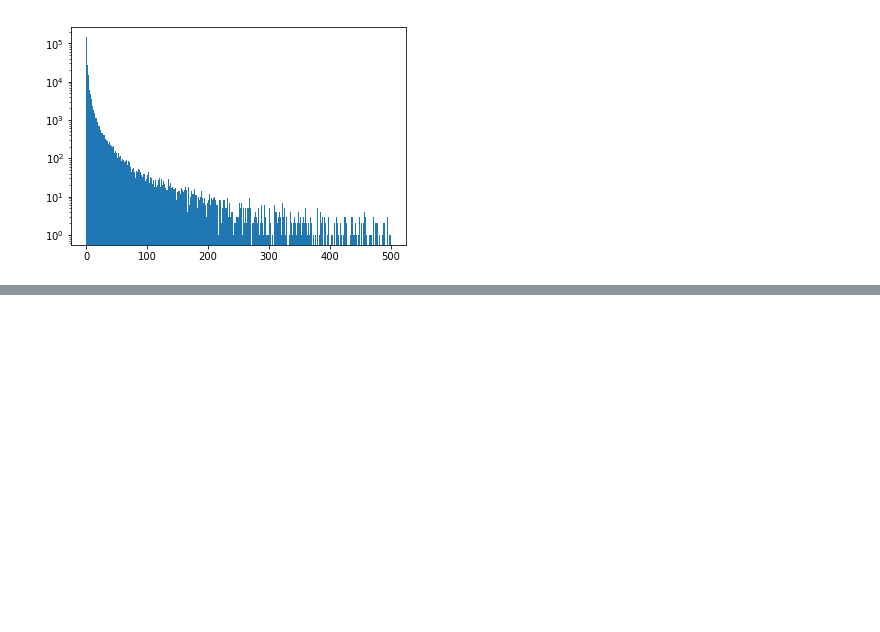
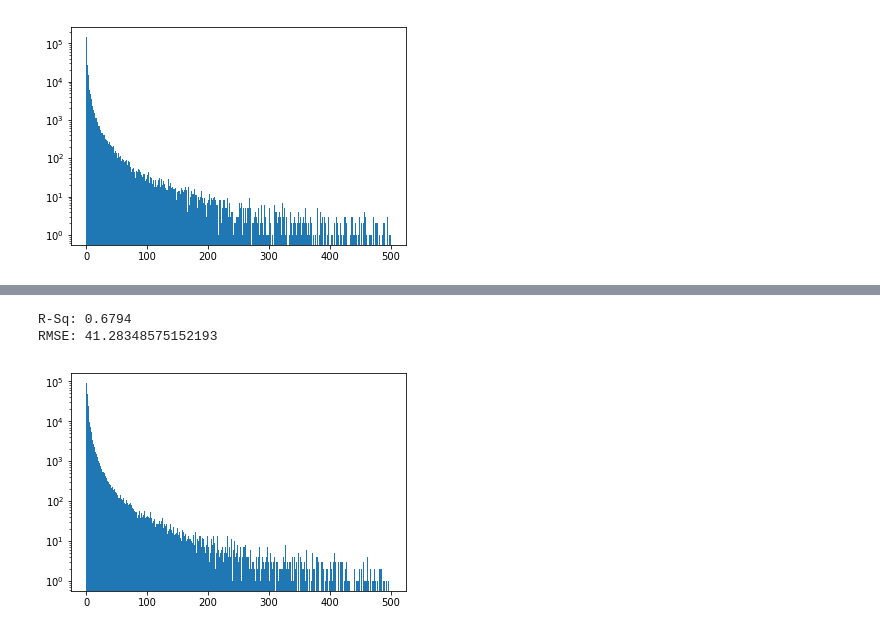
Before and after one commit to Prakhar-USF/ml-reddit, a Jupyter notebook: TheEnd.ipynb, the cells around one changed output, grey strips where cells are left out. Drawn from its saved outputs; the diff is of its cells as text; code cells hidden in the pictures; blank space fills up the shorter version.

```diff
--- a/TheEnd.ipynb
+++ b/TheEnd.ipynb
@@ -595,0 +635,3 @@ plt.hist(abs(y_test - y_predicted), bins=400, range=[0, 500], log=True);
+# %%
+m = GradientBoostingRegressor(n_estimators=100, min_samples_leaf=10)
+m.fit(X_train, y_train)
@@ -595,0 +647,13 @@ plt.hist(abs(y_test - y_predicted), bins=400, range=[0, 500], log=True);
+# %%
+y_predicted = m.predict(X_test)
+r2 = r2_score(y_test, y_predicted)
+mse = mean_squared_error(y_test, y_predicted)
+print(f"R-Sq: {r2:.4}")
+print(f"RMSE: {np.sqrt(mse)}")
+# %% [output]
+R-Sq: 0.6794
+RMSE: 41.28348575152193
+# %%
+plt.hist(abs(y_test - y_predicted), bins=400, range=[0, 500], log=True);
+# %% [output]
+[figure, added]
```
Also changed, not shown: parts of 21 cells of this notebook.
